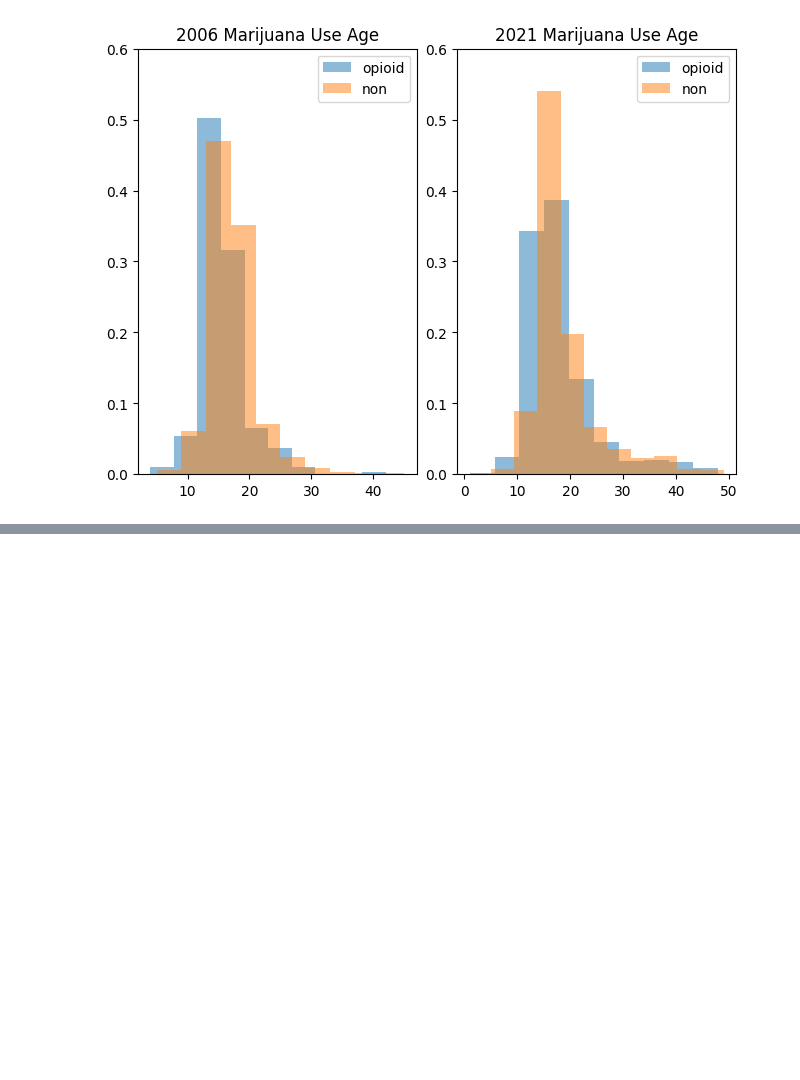
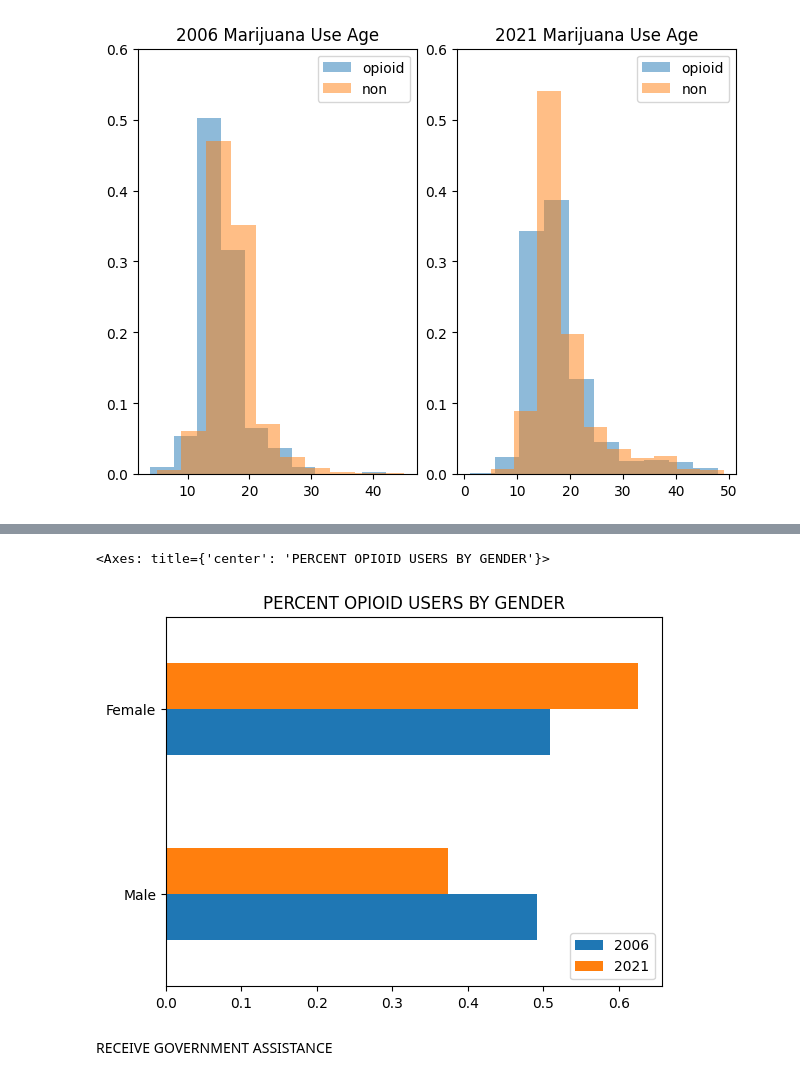
Before and after one commit to HotelTango314/dsa5900, a Jupyter notebook: NSDUH_Explore.ipynb, the cells around one changed output, grey strips where cells are left out. Drawn from its saved outputs; the diff is of its cells as text; code cells hidden in the pictures; blank space fills up the shorter version.

```diff
--- a/NSDUH_Explore.ipynb
+++ b/NSDUH_Explore.ipynb
@@ -455,0 +456,7 @@ six_demo["IRSEX"].value_counts().sum()
+# %%
+gender.plot.barh(title="PERCENT OPIOID USERS BY GENDER")
+# %% [output]
+<Axes: title={'center': 'PERCENT OPIOID USERS BY GENDER'}>
+[figure, added]
+# %% [markdown]
+RECEIVE GOVERNMENT ASSISTANCE
```
Also changed, not shown: parts of 37 cells of this notebook.
